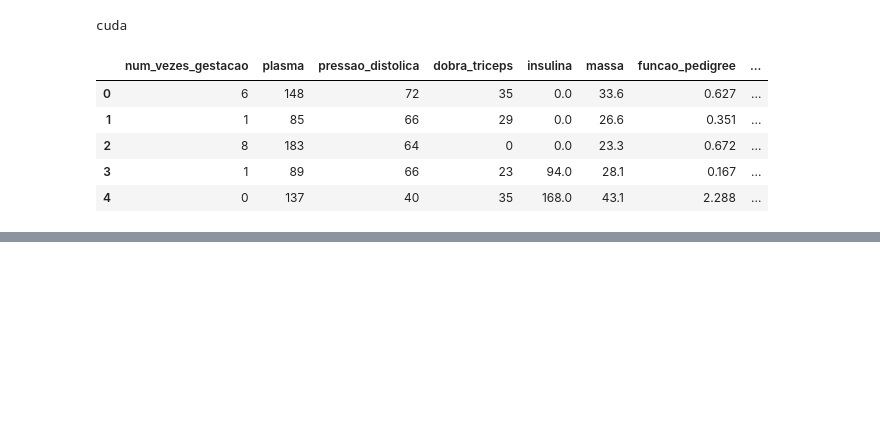
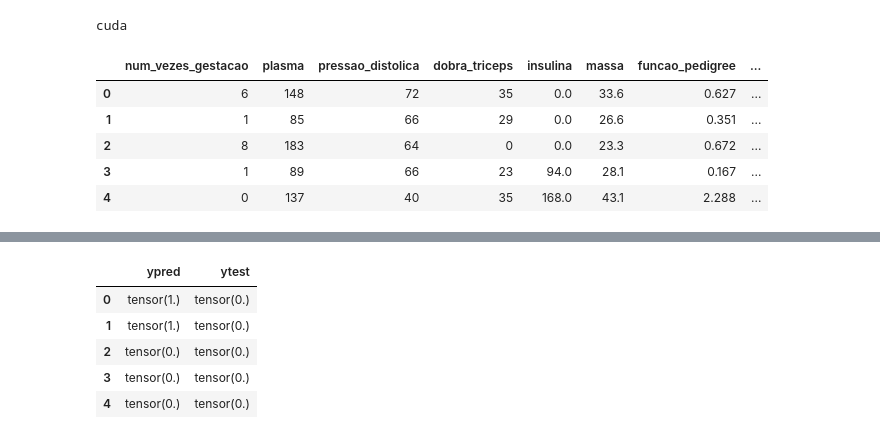
Before and after one commit to azraelgarden/avaliacao-sprint-2, a Jupyter notebook: main.ipynb, the cells around one changed output, grey strips where cells are left out. Drawn from its saved outputs; the diff is of its cells as text; code cells hidden in the pictures; blank space fills up the shorter version.

```diff
--- a/main.ipynb
+++ b/main.ipynb
@@ -211,0 +294,31 @@ treino_tam = int(0.8*len(df))
+# %%
+class MLP(nn.Module):
+
+  def __init__(self, input_size, hidden_size, out_size):
+    super(MLP, self).__init__()
+
+    self.features = nn.Sequential(
+          nn.Linear(input_size, hidden_size),
+          nn.ReLU(),
+          nn.Linear(hidden_size, hidden_size),
+          nn.ReLU(),
+    )
+
+    self.classifier = nn.Sequential(
+        nn.Linear(hidden_size, out_size),
+        nn.ReLU(),
+    )
+
+  def forward(self, X):
+
+    hidden = self.features(X)
+    output = self.classifier(hidden)
+
+    return output
+
+input_size  = train_set[0][0].size(0)
+hidden_size = 11
+out_size    = 1
+
+net = MLP(input_size, hidden_size, out_size).to(args['device'])
+print(net)
@@ -211,0 +433,18 @@ treino_tam = int(0.8*len(df))
+# %%
+Xtest = torch.stack([tup[0] for tup in test_set])
+Xtest = Xtest.to(args['device'])
+
+ytest = torch.stack([tup[1] for tup in test_set])
+ypred = net(Xtest).cpu().data
+
+data = torch.cat((ytest, ypred), axis=1)
+
+df_results = pd.DataFrame(data, columns=['ypred', 'ytest'])
+df_results.head(5)
+# %% [output]
+|  | ypred | ytest |
+| 0 | tensor(1.) | tensor(0.) |
+| 1 | tensor(1.) | tensor(0.) |
+| 2 | tensor(0.) | tensor(0.) |
+| 3 | tensor(0.) | tensor(0.) |
+| 4 | tensor(0.) | tensor(0.) |
```
Also changed, not shown: parts of 18 cells of this notebook.
